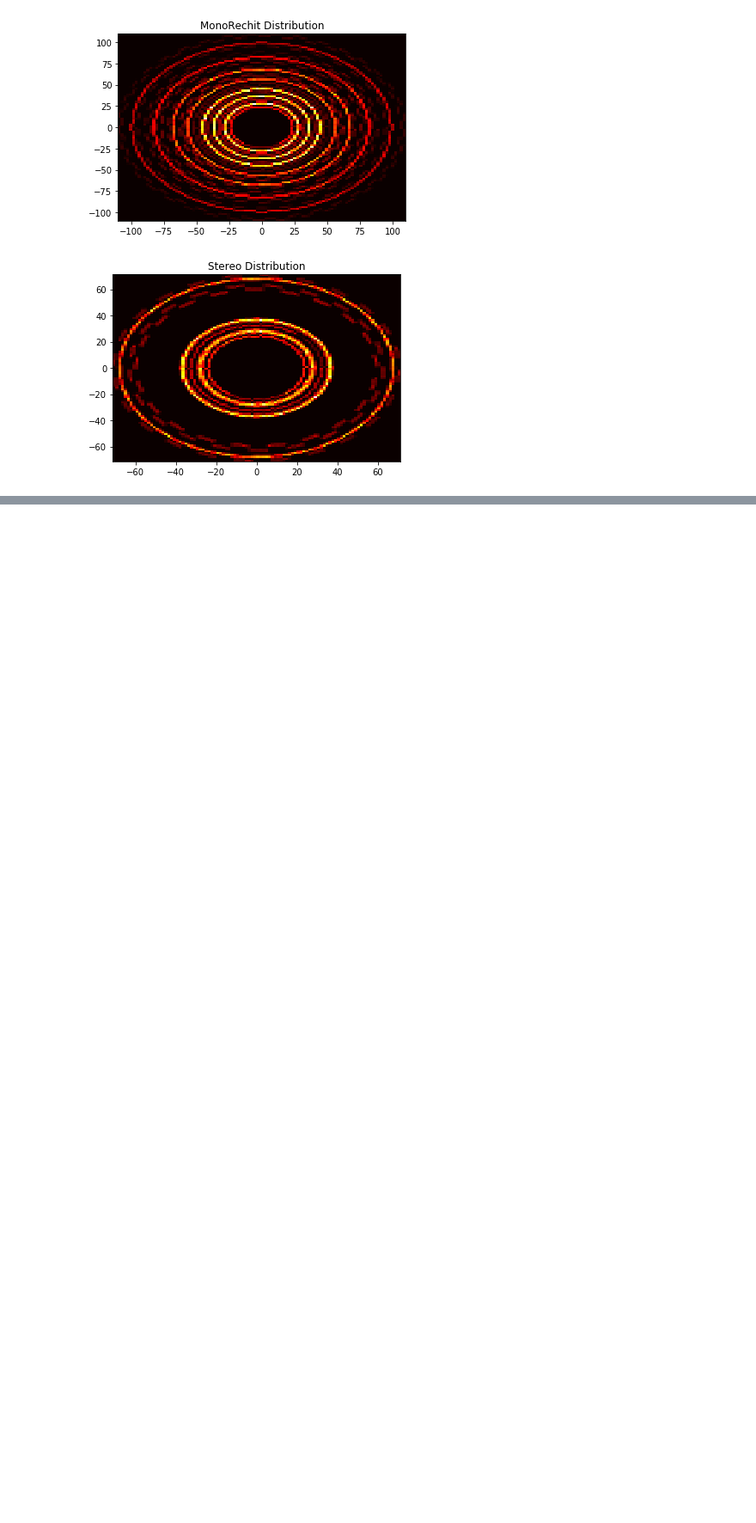
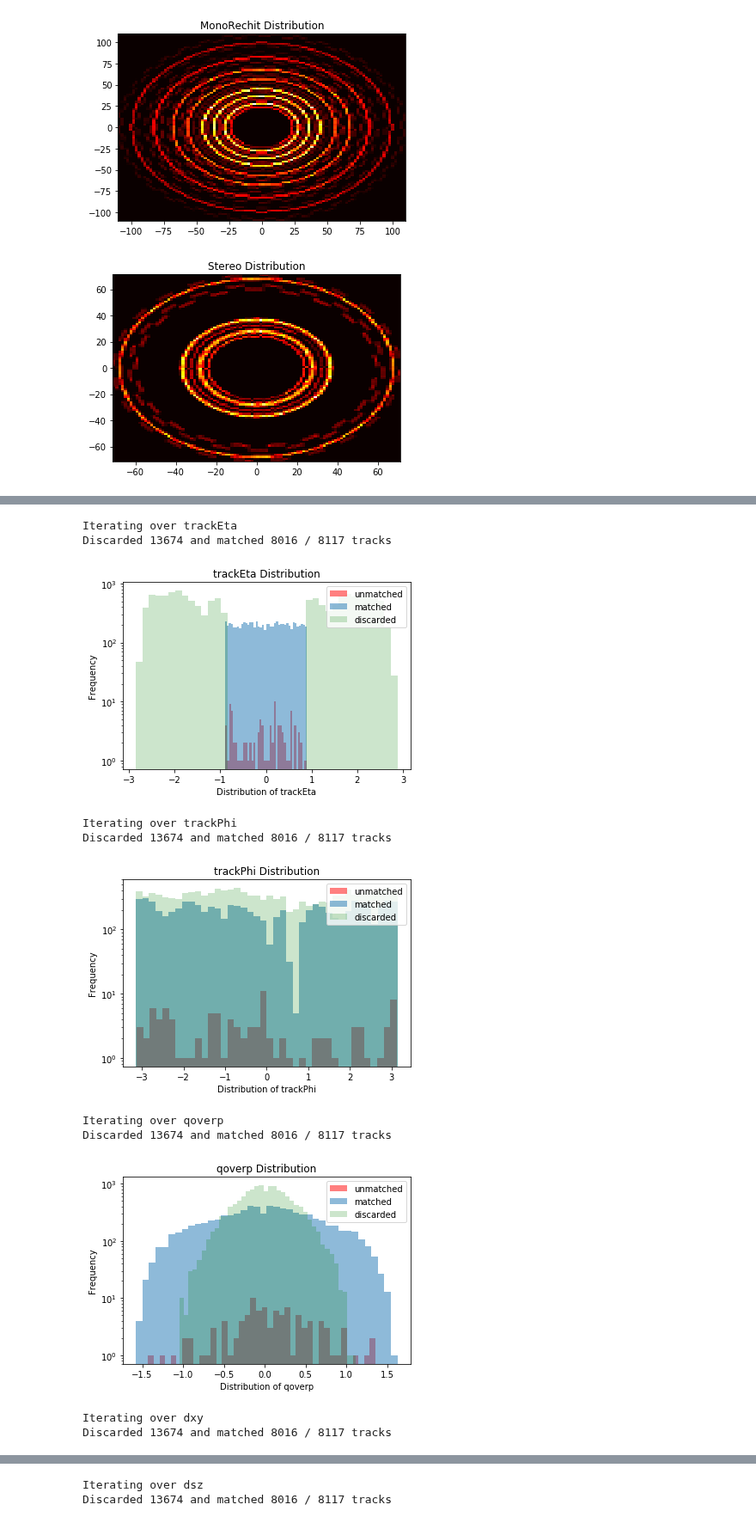
Before and after one commit to SwapneelM/TrackingNtuples, a Jupyter notebook: TrackingNtuples/scripts/DataVisualizer - Final.ipynb, the cells around one changed output, grey strips where cells are left out. Shown at 86% size. Saved outputs shown, nothing was run; the diff lists cells and outputs as text; code cells hidden in the pictures; blank space fills up the shorter version.

```diff
--- a/TrackingNtuples/scripts/DataVisualizer - Final.ipynb
+++ b/TrackingNtuples/scripts/DataVisualizer - Final.ipynb
@@ -314,35 +356,47 @@ for i, key in zip(range(5), ["trackEta", "trackPhi", "qoverp", "dxy", "dsz"]):
 
 
     discarded_track_param_ = []
     concat_track_param_ = []
     unmatched_track_param_ = []
 
     for j in range(len(track_param_)):
         for k in range(len(track_param_[j])):
 
             # Constrain the track eta value
             if track_eta_[j][k] < 0.9 and track_eta_[j][k] > (-0.9):
                 if j in unmatched_event_numbers_:
                     unmatched_track_param_.append(track_param_[j][k])
                 else:
                     concat_track_param_.append(track_param_[j][k])
             else:
                 discarded_track_param_.append(track_param_[j][k])
 
-    print "Discarded", len(discarded_track_param_), "and kept", len(concat_track_param_), "/"
-    print len(unmatched_track_param_), "elements"
+    print "Discarded", len(discarded_track_param_), "and matched", len(concat_track_param_), "/",
+    print len(concat_track_param_)+len(unmatched_track_param_), "tracks"
     ax_ = plt.subplot()
 
     # Plot that single element on the histogram in a different color
-    plt.hist(unmatched_track_param_, histtype='bar', bins=20, align='mid', orientation='vertical', color='red', alpha=0.5, label='unmatched')
+    plt.hist(unmatched_track_param_, histtype='bar', bins=40, align='mid', orientation='vertical', color='red', alpha=0.5, label='unmatched')
 
     #plt.hist([unmatched_data_, concat_track_param_], histtype='bar', bins=20, align='mid', orientation='vertical', alpha=0.5, label=['unmatched', 'matched'])
-    plt.hist(concat_track_param_, histtype='bar', bins=20, align='mid', orientation='vertical', alpha=0.5, label='matched')
-    plt.hist(discarded_track_param_, histtype='bar', bins=20, align='mid', orientation='vertical', alpha=0.2, color='green', label='discarded')
+    plt.hist(concat_track_param_, histtype='bar', bins=40, align='mid', orientation='vertical', alpha=0.5, label='matched')
+    plt.hist(discarded_track_param_, histtype='bar', bins=40, align='mid', orientation='vertical', alpha=0.2, color='green', label='discarded')
     plt.legend(loc='upper right')
     plt.ylabel('Frequency')
     plt.yscale('log')
     plt.xlabel('Distribution of ' + key)
     plt.title(key + ' Distribution')
     plt.savefig('plots/' + gen_event_ + '/track/etabound-' + key)
     plt.show()
+# %% [output]
+Iterating over trackEta
+Discarded 13674 and matched 8016 / 8117 tracks
+[figure, added]
+Iterating over trackPhi
+Discarded 13674 and matched 8016 / 8117 tracks
+[figure, added]
+Iterating over qoverp
+Discarded 13674 and matched 8016 / 8117 tracks
+[figure, added]
+Iterating over dxy
+Discarded 13674 and matched 8016 / 8117 tracks
@@ -348,0 +404,2 @@ for i, key in zip(range(5), ["trackEta", "trackPhi", "qoverp", "dxy", "dsz"]):
+Iterating over dsz
+Discarded 13674 and matched 8016 / 8117 tracks
```
Also changed, not shown: parts of 17 cells of this notebook, 5 other files.
